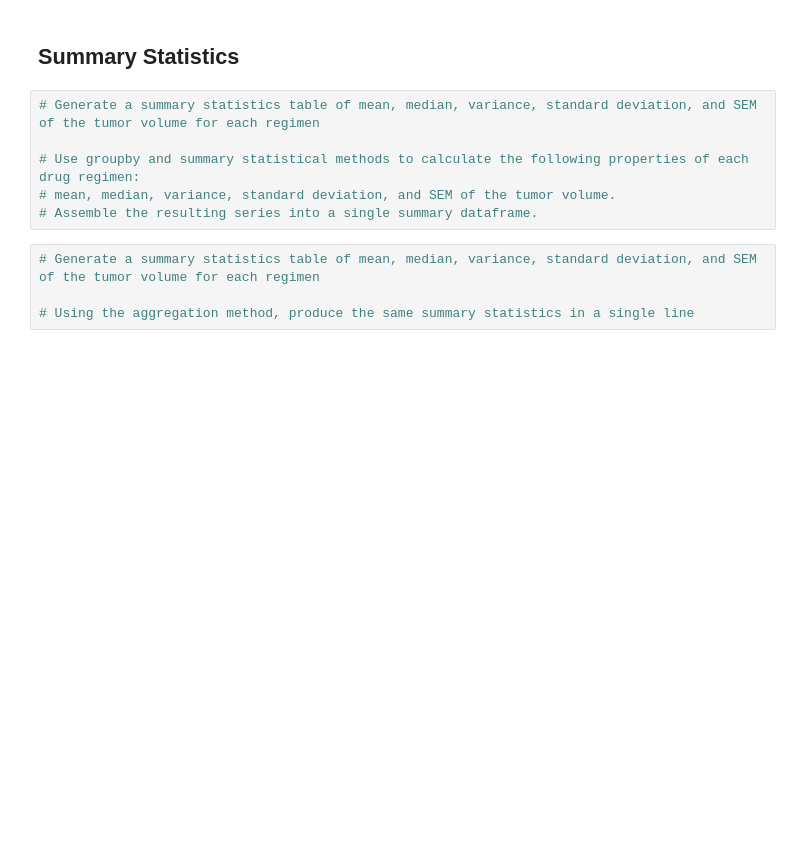
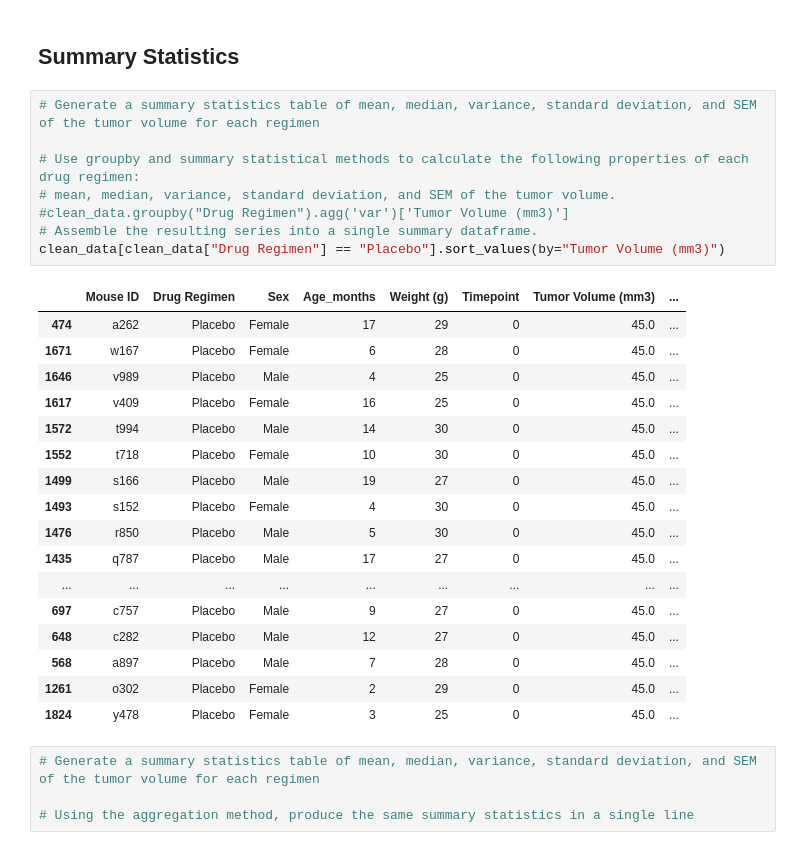
Before and after one commit to vasantap/The-Power-of-Plots, a Jupyter notebook: pymaceuticals_starter.ipynb, the cells around one changed output. Drawn from its saved outputs; the diff is of its cells as text; blank space fills up the shorter version.

```diff
--- a/pymaceuticals_starter.ipynb
+++ b/pymaceuticals_starter.ipynb
@@ -91,9 +96,29 @@ no_duplicate.shape
 # %%
 # Generate a summary statistics table of mean, median, variance, standard deviation, and SEM of the tumor volume for each regimen
 
 # Use groupby and summary statistical methods to calculate the following properties of each drug regimen:
 # mean, median, variance, standard deviation, and SEM of the tumor volume.
+#clean_data.groupby("Drug Regimen").agg('var')['Tumor Volume (mm3)']
 # Assemble the resulting series into a single summary dataframe.
+clean_data[clean_data["Drug Regimen"] == "Placebo"].sort_values(by="Tumor Volume (mm3)")
+# %% [output]
+|  | Mouse ID | Drug Regimen | Sex | Age_months | Weight (g) | Timepoint | Tumor Volume (mm3) | ... |
+| 474 | a262 | Placebo | Female | 17 | 29 | 0 | 45.0 | ... |
+| 1671 | w167 | Placebo | Female | 6 | 28 | 0 | 45.0 | ... |
+| 1646 | v989 | Placebo | Male | 4 | 25 | 0 | 45.0 | ... |
+| 1617 | v409 | Placebo | Female | 16 | 25 | 0 | 45.0 | ... |
+| 1572 | t994 | Placebo | Male | 14 | 30 | 0 | 45.0 | ... |
+| 1552 | t718 | Placebo | Female | 10 | 30 | 0 | 45.0 | ... |
+| 1499 | s166 | Placebo | Male | 19 | 27 | 0 | 45.0 | ... |
+| 1493 | s152 | Placebo | Female | 4 | 30 | 0 | 45.0 | ... |
+| 1476 | r850 | Placebo | Male | 5 | 30 | 0 | 45.0 | ... |
+| 1435 | q787 | Placebo | Male | 17 | 27 | 0 | 45.0 | ... |
+| ... | ... | ... | ... | ... | ... | ... | ... | ... |
+| 697 | c757 | Placebo | Male | 9 | 27 | 0 | 45.0 | ... |
+| 648 | c282 | Placebo | Male | 12 | 27 | 0 | 45.0 | ... |
+| 568 | a897 | Placebo | Male | 7 | 28 | 0 | 45.0 | ... |
+| 1261 | o302 | Placebo | Female | 2 | 29 | 0 | 45.0 | ... |
+| 1824 | y478 | Placebo | Female | 3 | 25 | 0 | 45.0 | ... |
 # %%
 # Generate a summary statistics table of mean, median, variance, standard deviation, and SEM of the tumor volume for each regimen
 
```
Also changed, not shown: parts of 7 cells of this notebook.
